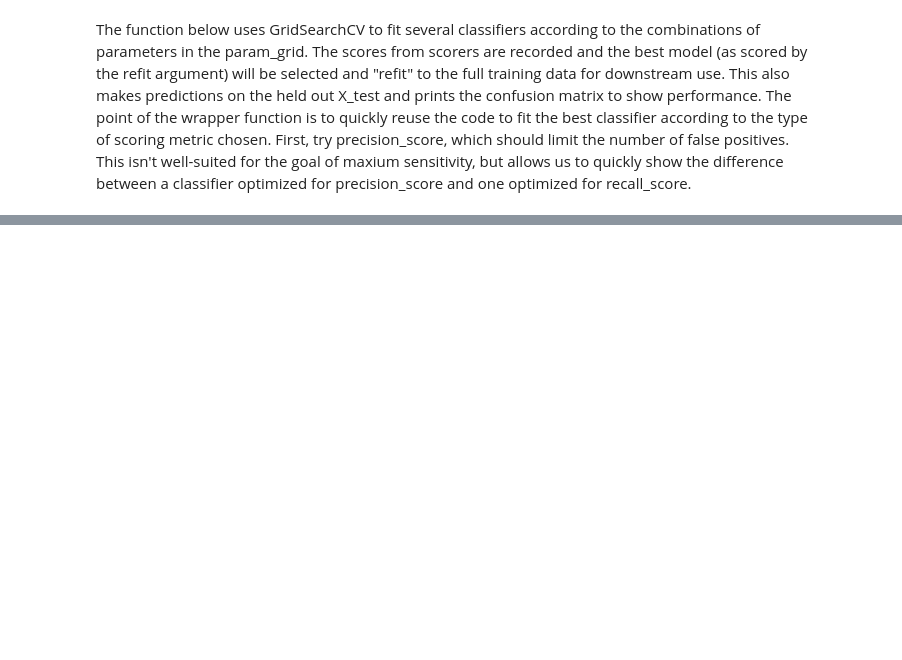
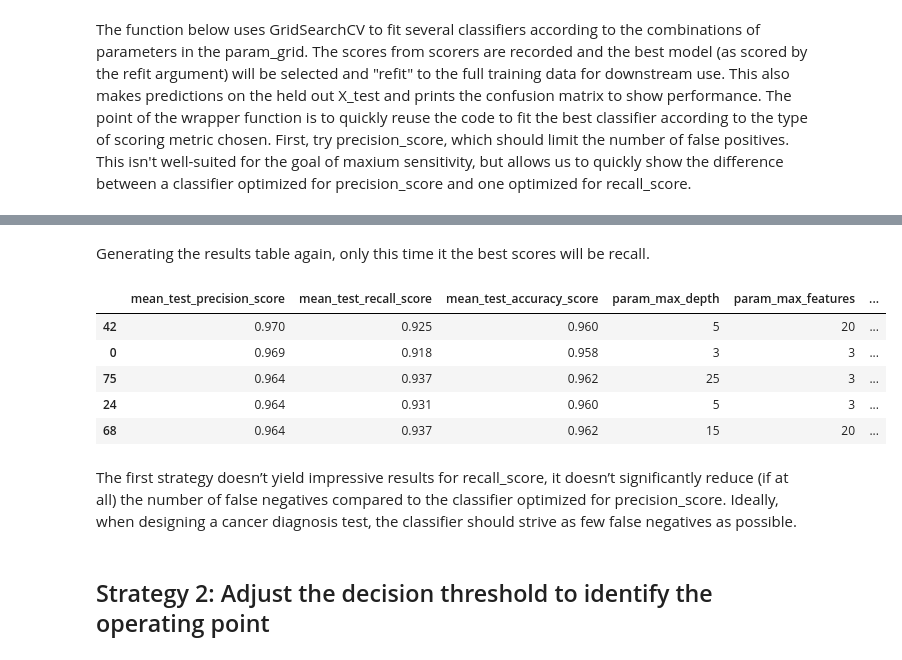
Before and after one commit to raduga256/fine-tuning-classifiers, a Jupyter notebook: RandomFClassifier_tuning.ipynb, the cells around one changed output, grey strips where cells are left out. Cells and saved outputs as stored; diff of their text form; code cells hidden in the pictures; blank space fills up the shorter version.

```diff
--- a/RandomFClassifier_tuning.ipynb
+++ b/RandomFClassifier_tuning.ipynb
@@ -121,0 +133,2 @@ pos         6        47
+# %%
+grid_search_clf = grid_search_wrapper(refit_score='recall_score')
@@ -121,0 +143,18 @@ pos         6        47
+# %% [markdown]
+Generating the results table again, only this time it the best scores will be recall.
+# %%
+results = pd.DataFrame(grid_search_clf.cv_results_)
+results = results.sort_values(by='mean_test_precision_score', ascending=False)
+
+results[['mean_test_precision_score', 'mean_test_recall_score', 'mean_test_accuracy_score', 'param_max_depth', 'param_max_features', 'param_min_samples_split', 'param_n_estimators']].round(3).head()
+# %% [output]
+|  | mean_test_precision_score | mean_test_recall_score | mean_test_accuracy_score | param_max_depth | param_max_features | ... |
+| 42 | 0.970 | 0.925 | 0.960 | 5 | 20 | ... |
+| 0 | 0.969 | 0.918 | 0.958 | 3 | 3 | ... |
+| 75 | 0.964 | 0.937 | 0.962 | 25 | 3 | ... |
+| 24 | 0.964 | 0.931 | 0.960 | 5 | 3 | ... |
+| 68 | 0.964 | 0.937 | 0.962 | 15 | 20 | ... |
+# %% [markdown]
+The first strategy doesn’t yield impressive results for recall_score, it doesn’t significantly reduce (if at all) the number of false negatives compared to the classifier optimized for precision_score. Ideally, when designing a cancer diagnosis test, the classifier should strive as few false negatives as possible.
+# %% [markdown]
+## Strategy 2: Adjust the decision threshold to identify the operating point
```
Also changed, not shown: parts of 19 cells of this notebook.
